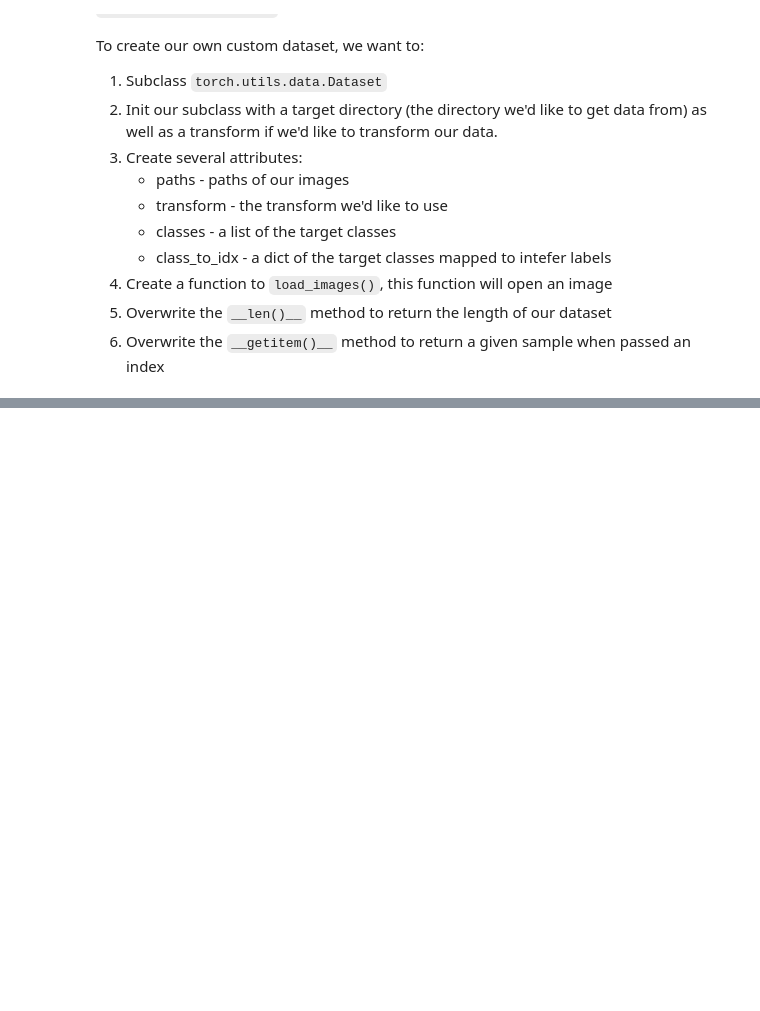
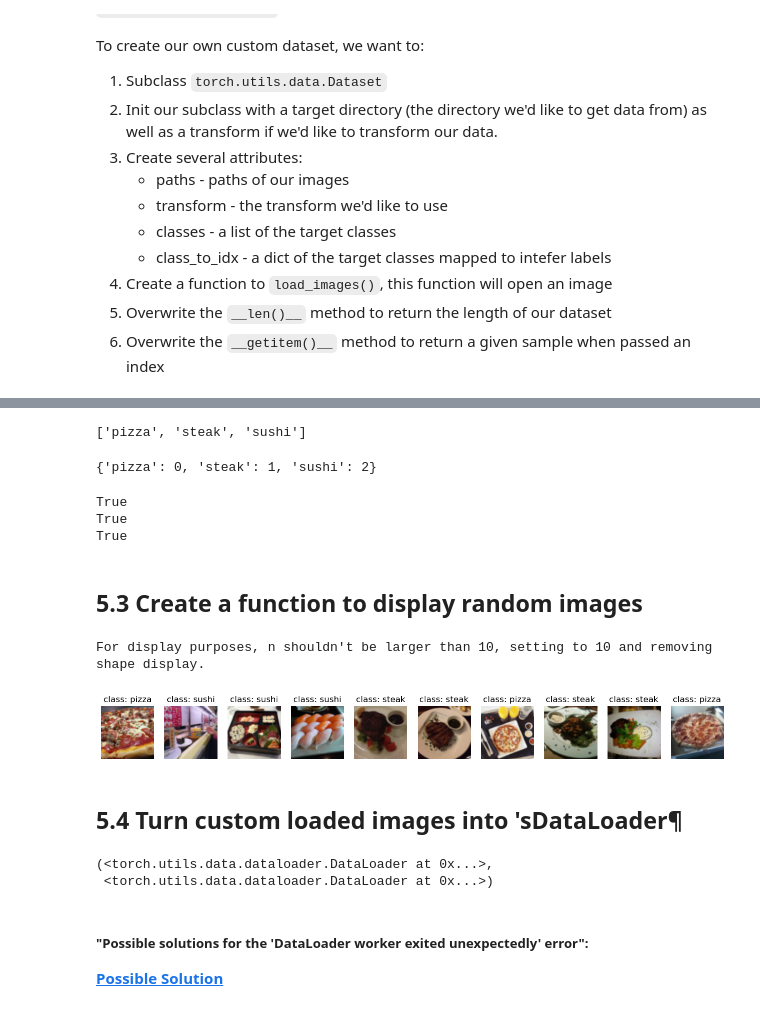
Before and after one commit to CYBki/Food-classification, a Jupyter notebook: Custom_Dataset/Custom_dataset.ipynb, the cells around one changed output, grey strips where cells are left out. Cells and saved outputs as stored; diff of their text form; code cells hidden in the pictures; blank space fills up the shorter version.

```diff
--- a/Custom_Dataset/Custom_dataset.ipynb
+++ b/Custom_Dataset/Custom_dataset.ipynb
@@ -528,3 +526,22 @@ class ImageFolderCustom(Dataset):
             return self.transform(img), class_idx # return data, label (X, y)
         else:
             return img, class_idx # return data, label (X,y)
+# %%
+# Augment train data
+train_transforms = transforms.Compose([
+    transforms.Resize((64, 64)),
+    transforms.RandomHorizontalFlip(p=0.5),
+    transforms.ToTensor()
+])
+
+# Don't augment test data only reshape
+test_transforms = transforms.Compose([
+    transforms.Resize((64, 64)),
+    transforms.ToTensor()
+])
+# %%
+train_data_custom = ImageFolderCustom(targ_dir=train_dir,
+                                      transform=train_transforms)
+test_data_custom = ImageFolderCustom(targ_dir=test_dir,
+                                     transform=test_transforms)
+train_data_custom, test_data_custom
@@ -530,0 +555,21 @@ class ImageFolderCustom(Dataset):
+# %%
+train_data_custom.classes
+# %% [output]
+['pizza', 'steak', 'sushi']
+# %%
+train_data_custom.class_to_idx
+# %% [output]
+{'pizza': 0, 'steak': 1, 'sushi': 2}
+# %%
+# Check for equality amongst our custom Dataset and ImageFolder Dataset
+print((len(train_data_custom) == len(train_data)) & (len(test_data_custom) == len(test_data)))
+print(train_data_custom.classes == train_data.classes)
+
+print(train_data_custom.class_to_idx == train_data.class_to_idx)
+# %% [output]
+True
+True
+True
+# %% [markdown]
+
+## 5.3 Create a function to display random images
@@ -530,0 +616,32 @@ class ImageFolderCustom(Dataset):
+# %%
+# Display random images from ImageFolder created Dataset
+display_random_images(train_data_custom,
+                      n=12,
+                      classes=class_names,
+                      seed=None)
+# %% [output]
+For display purposes, n shouldn't be larger than 10, setting to 10 and removing shape display.
+[figure, added]
+# %% [markdown]
+## 5.4 Turn custom loaded images into 'sDataLoader¶
+# %%
+# Turn train and test custom Dataset's into Dataloader's
+from torch.utils.data import DataLoader
+BATCH_SIZE = 32
+NUM_WORKERS = 0
+train_dataloader_custom = DataLoader(dataset = train_data_custom, # use custom created train Dataset
+                                     batch_size = BATCH_SIZE, # how many samples per batch?
+                                     num_workers = NUM_WORKERS, # how many subprocesses to use for data loading (higher = more)
+                                     shuffle = True) # shuffle the data?
+test_dataloader_custom = DataLoader(dataset = test_data_custom, # use custom created test Dataset
+                                    batch_size = BATCH_SIZE,
+                                    num_workers = NUM_WORKERS,
+                                    shuffle = False) # don't usually need to shuffle testing data
+
+train_dataloader_custom, test_dataloader_custom
+# %% [output]
+(<torch.utils.data.dataloader.DataLoader at 0x...>,
+ <torch.utils.data.dataloader.DataLoader at 0x...>)
+# %% [markdown]
+##### "Possible solutions for the 'DataLoader worker exited unexpectedly' error":
+**[Possible Solution](https://docs.google.com/document/d/1OkquQYA4zSkEEJbMCGKroNCBM8VOsg8wvuj5ZtF_GjA/edit?usp=sharing)**
```
Also changed, not shown: parts of 74 cells of this notebook, 1 other file.
